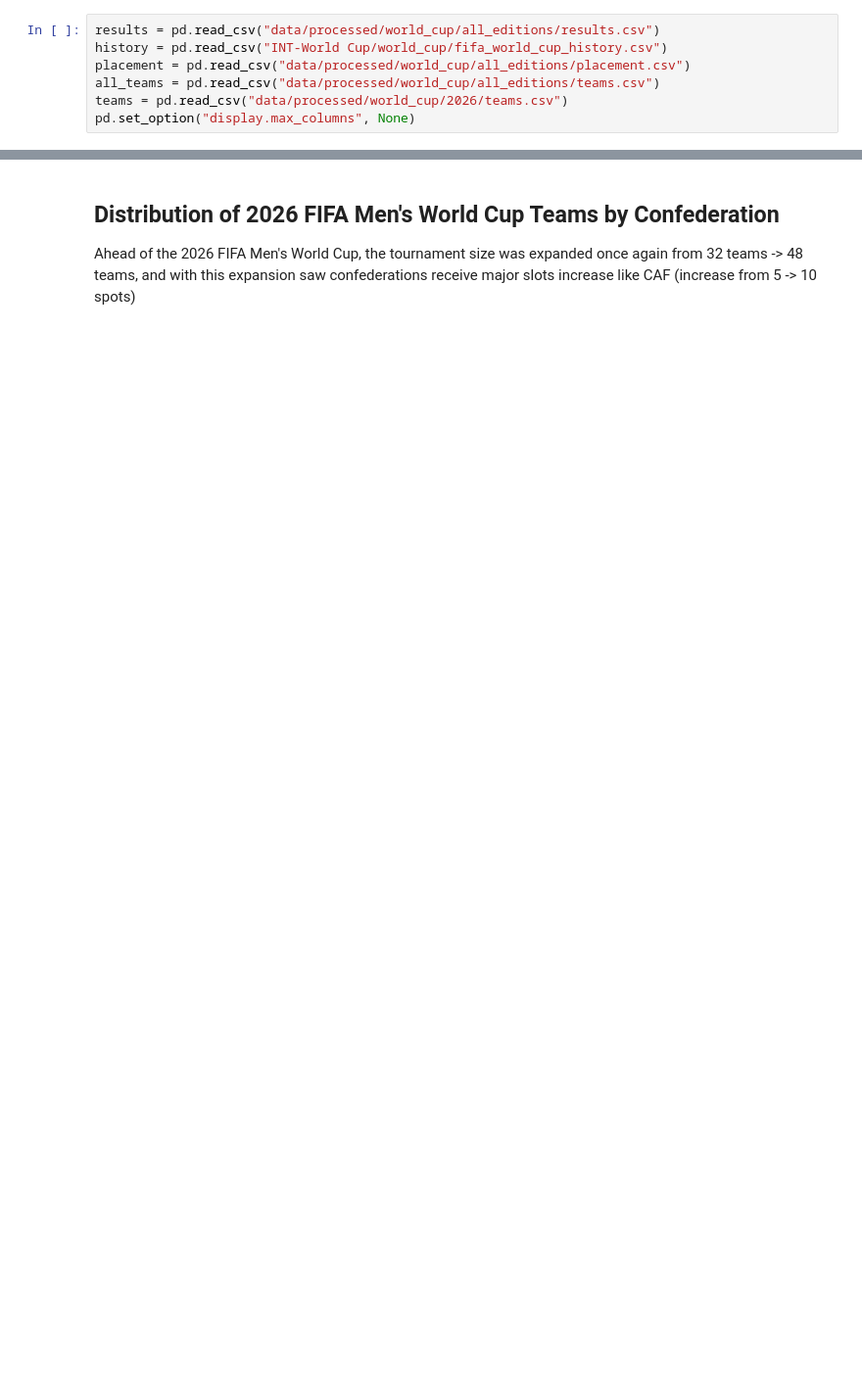
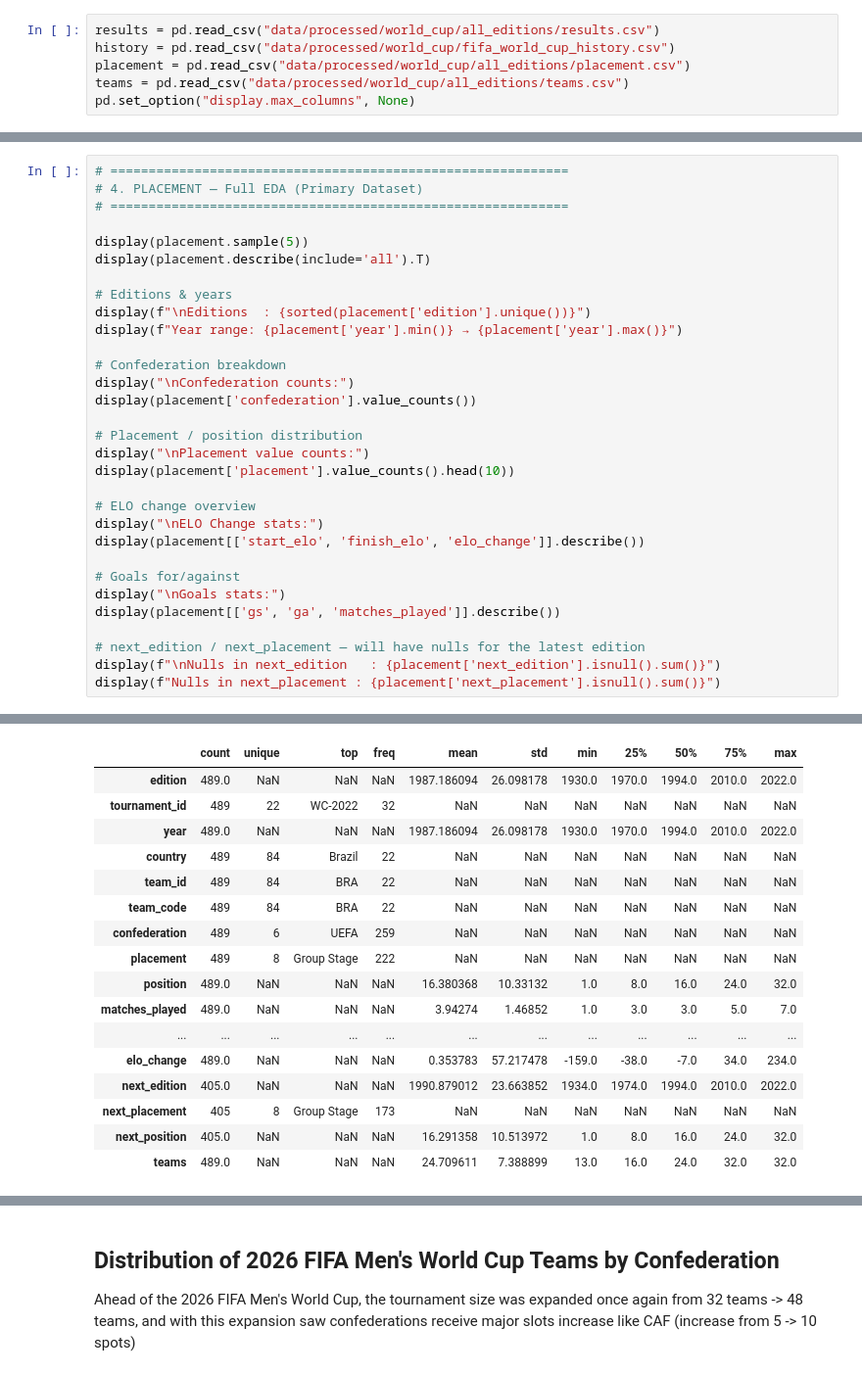
Before and after one commit to Ukandu20/world-cup, a Jupyter notebook: main.ipynb, the cells around one changed output, grey strips where cells are left out. Shown at 98% size. Saved outputs shown, nothing was run; the diff lists cells and outputs as text; blank space fills up the shorter version.

```diff
--- a/main.ipynb
+++ b/main.ipynb
@@ -10,9 +26,8 @@ import plotly.express as px
 # %%
 results = pd.read_csv("data/processed/world_cup/all_editions/results.csv")
-history = pd.read_csv("INT-World Cup/world_cup/fifa_world_cup_history.csv")
+history = pd.read_csv("data/processed/world_cup/fifa_world_cup_history.csv")
 placement = pd.read_csv("data/processed/world_cup/all_editions/placement.csv")
-all_teams = pd.read_csv("data/processed/world_cup/all_editions/teams.csv")
-teams = pd.read_csv("data/processed/world_cup/2026/teams.csv")
+teams = pd.read_csv("data/processed/world_cup/all_editions/teams.csv")
 pd.set_option("display.max_columns", None)
 # %%
 #Add next edition placement for all countries
@@ -75,0 +313,32 @@ Index(['tournament_id', 'year', 'team_id', 'team', 'team_code',
+# %%
+# ============================================================
+# 4. PLACEMENT — Full EDA (Primary Dataset)
+# ============================================================
+
+display(placement.sample(5))
+display(placement.describe(include='all').T)
+
+# Editions & years
+display(f"\nEditions  : {sorted(placement['edition'].unique())}")
+display(f"Year range: {placement['year'].min()} → {placement['year'].max()}")
+
+# Confederation breakdown
+display("\nConfederation counts:")
+display(placement['confederation'].value_counts())
+
+# Placement / position distribution
+display("\nPlacement value counts:")
+display(placement['placement'].value_counts().head(10))
+
+# ELO change overview
+display("\nELO Change stats:")
+display(placement[['start_elo', 'finish_elo', 'elo_change']].describe())
+
+# Goals for/against
+display("\nGoals stats:")
+display(placement[['gs', 'ga', 'matches_played']].describe())
+
+# next_edition / next_placement — will have nulls for the latest edition
+display(f"\nNulls in next_edition   : {placement['next_edition'].isnull().sum()}")
+display(f"Nulls in next_placement : {placement['next_placement'].isnull().sum()}")
+# %% [output]
@@ -75,0 +351,17 @@ Index(['tournament_id', 'year', 'team_id', 'team', 'team_code',
+|  | count | unique | top | freq | mean | std | min | 25% | 50% | 75% | max |
+| edition | 489.0 | NaN | NaN | NaN | 1987.186094 | 26.098178 | 1930.0 | 1970.0 | 1994.0 | 2010.0 | 2022.0 |
+| tournament_id | 489 | 22 | WC-2022 | 32 | NaN | NaN | NaN | NaN | NaN | NaN | NaN |
+| year | 489.0 | NaN | NaN | NaN | 1987.186094 | 26.098178 | 1930.0 | 1970.0 | 1994.0 | 2010.0 | 2022.0 |
+| country | 489 | 84 | Brazil | 22 | NaN | NaN | NaN | NaN | NaN | NaN | NaN |
+| team_id | 489 | 84 | BRA | 22 | NaN | NaN | NaN | NaN | NaN | NaN | NaN |
+| team_code | 489 | 84 | BRA | 22 | NaN | NaN | NaN | NaN | NaN | NaN | NaN |
+| confederation | 489 | 6 | UEFA | 259 | NaN | NaN | NaN | NaN | NaN | NaN | NaN |
+| placement | 489 | 8 | Group Stage | 222 | NaN | NaN | NaN | NaN | NaN | NaN | NaN |
+| position | 489.0 | NaN | NaN | NaN | 16.380368 | 10.33132 | 1.0 | 8.0 | 16.0 | 24.0 | 32.0 |
+| matches_played | 489.0 | NaN | NaN | NaN | 3.94274 | 1.46852 | 1.0 | 3.0 | 3.0 | 5.0 | 7.0 |
+| ... | ... | ... | ... | ... | ... | ... | ... | ... | ... | ... | ... |
+| elo_change | 489.0 | NaN | NaN | NaN | 0.353783 | 57.217478 | -159.0 | -38.0 | -7.0 | 34.0 | 234.0 |
+| next_edition | 405.0 | NaN | NaN | NaN | 1990.879012 | 23.663852 | 1934.0 | 1974.0 | 1994.0 | 2010.0 | 2022.0 |
+| next_placement | 405 | 8 | Group Stage | 173 | NaN | NaN | NaN | NaN | NaN | NaN | NaN |
+| next_position | 405.0 | NaN | NaN | NaN | 16.291358 | 10.513972 | 1.0 | 8.0 | 16.0 | 24.0 | 32.0 |
+| teams | 489.0 | NaN | NaN | NaN | 24.709611 | 7.388899 | 13.0 | 16.0 | 24.0 | 32.0 | 32.0 |
```
Also changed, not shown: parts of 22 cells of this notebook.
